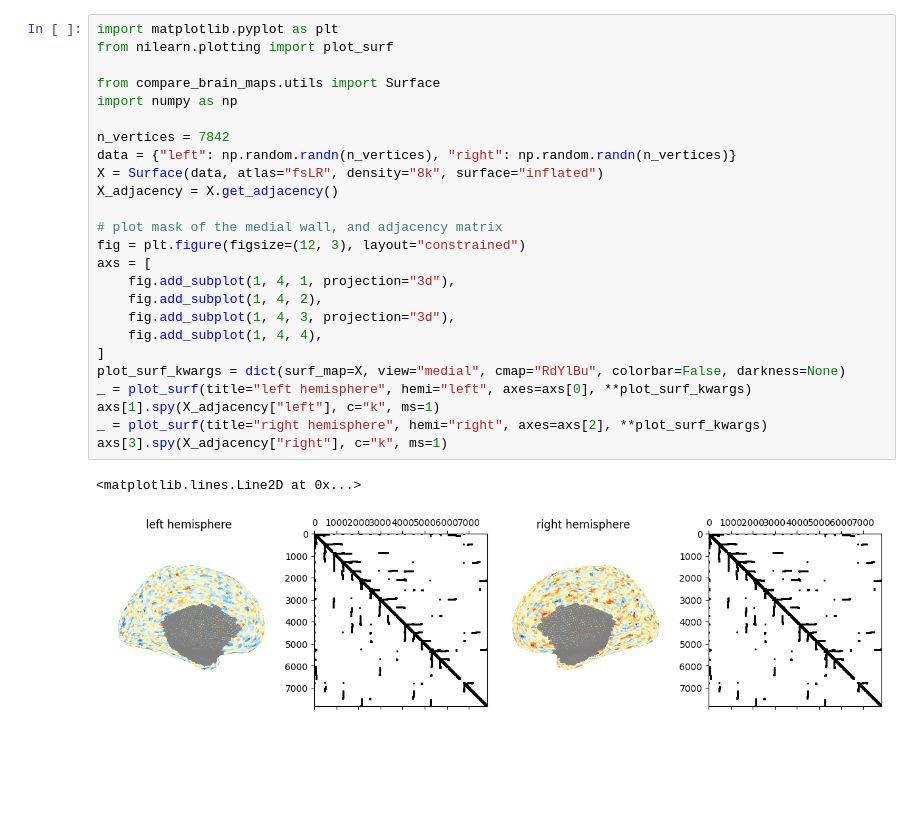
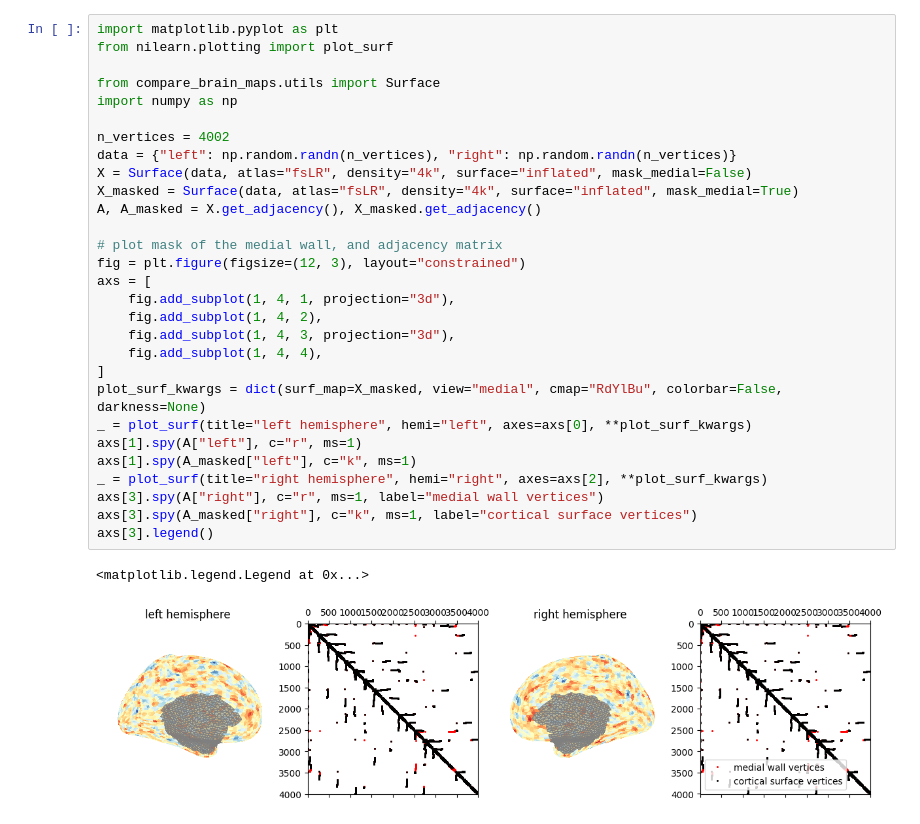
Before and after one commit to griegner/compare-brain-maps, a Jupyter notebook: examples/01-plot-medial-wall.ipynb, the cells around one changed output. Saved outputs shown, nothing was run; the diff lists cells and outputs as text; blank space fills up the shorter version.

Commit message:
allow for optional medial wall masking of data and adjacency matrices

```diff
--- a/examples/01-plot-medial-wall.ipynb
+++ b/examples/01-plot-medial-wall.ipynb
@@ -1,28 +1,32 @@
 # %%
 import matplotlib.pyplot as plt
 from nilearn.plotting import plot_surf
 
 from compare_brain_maps.utils import Surface
 import numpy as np
 
-n_vertices = 7842
+n_vertices = 4002
 data = {"left": np.random.randn(n_vertices), "right": np.random.randn(n_vertices)}
-X = Surface(data, atlas="fsLR", density="8k", surface="inflated")
-X_adjacency = X.get_adjacency()
+X = Surface(data, atlas="fsLR", density="4k", surface="inflated", mask_medial=False)
+X_masked = Surface(data, atlas="fsLR", density="4k", surface="inflated", mask_medial=True)
+A, A_masked = X.get_adjacency(), X_masked.get_adjacency()
 
 # plot mask of the medial wall, and adjacency matrix
 fig = plt.figure(figsize=(12, 3), layout="constrained")
 axs = [
     fig.add_subplot(1, 4, 1, projection="3d"),
     fig.add_subplot(1, 4, 2),
     fig.add_subplot(1, 4, 3, projection="3d"),
     fig.add_subplot(1, 4, 4),
 ]
-plot_surf_kwargs = dict(surf_map=X, view="medial", cmap="RdYlBu", colorbar=False, darkness=None)
+plot_surf_kwargs = dict(surf_map=X_masked, view="medial", cmap="RdYlBu", colorbar=False, darkness=None)
 _ = plot_surf(title="left hemisphere", hemi="left", axes=axs[0], **plot_surf_kwargs)
-axs[1].spy(X_adjacency["left"], c="k", ms=1)
+axs[1].spy(A["left"], c="r", ms=1)
+axs[1].spy(A_masked["left"], c="k", ms=1)
 _ = plot_surf(title="right hemisphere", hemi="right", axes=axs[2], **plot_surf_kwargs)
-axs[3].spy(X_adjacency["right"], c="k", ms=1)
+axs[3].spy(A["right"], c="r", ms=1, label="medial wall vertices")
+axs[3].spy(A_masked["right"], c="k", ms=1, label="cortical surface vertices")
+axs[3].legend()
 # %% [output]
-<matplotlib.lines.Line2D at 0x...>
+<matplotlib.legend.Legend at 0x...>
-[figure, old version]
+[figure, new version]
```
Also changed, not shown: 2 other files.
